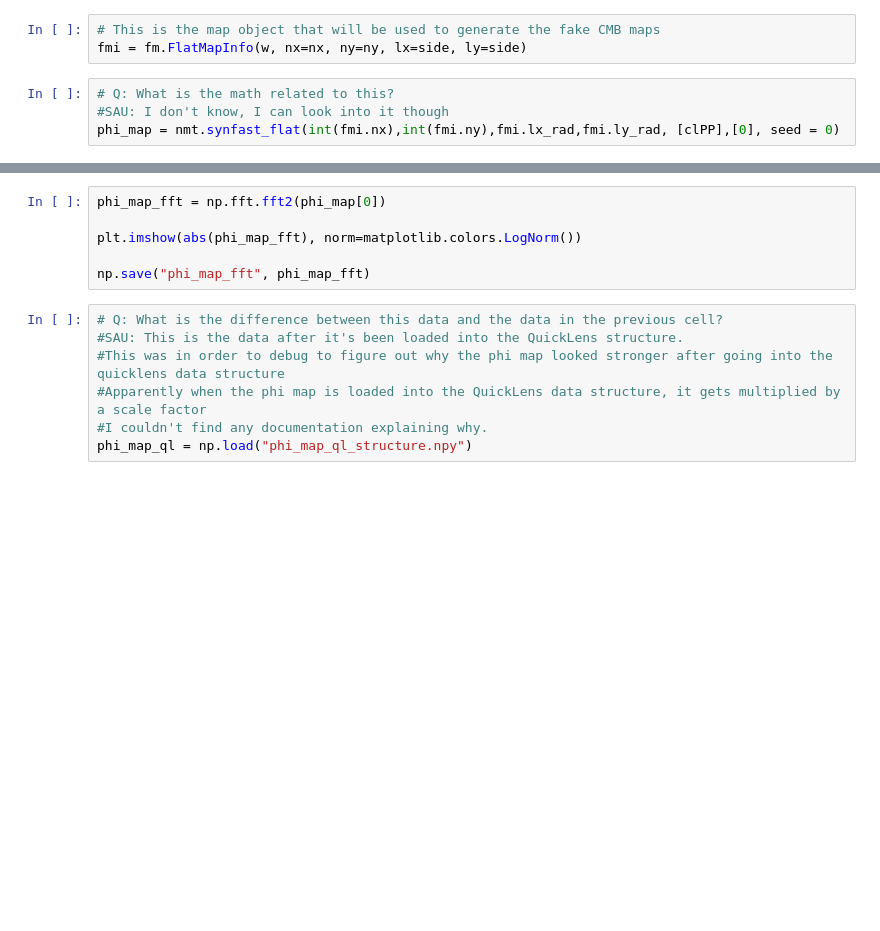
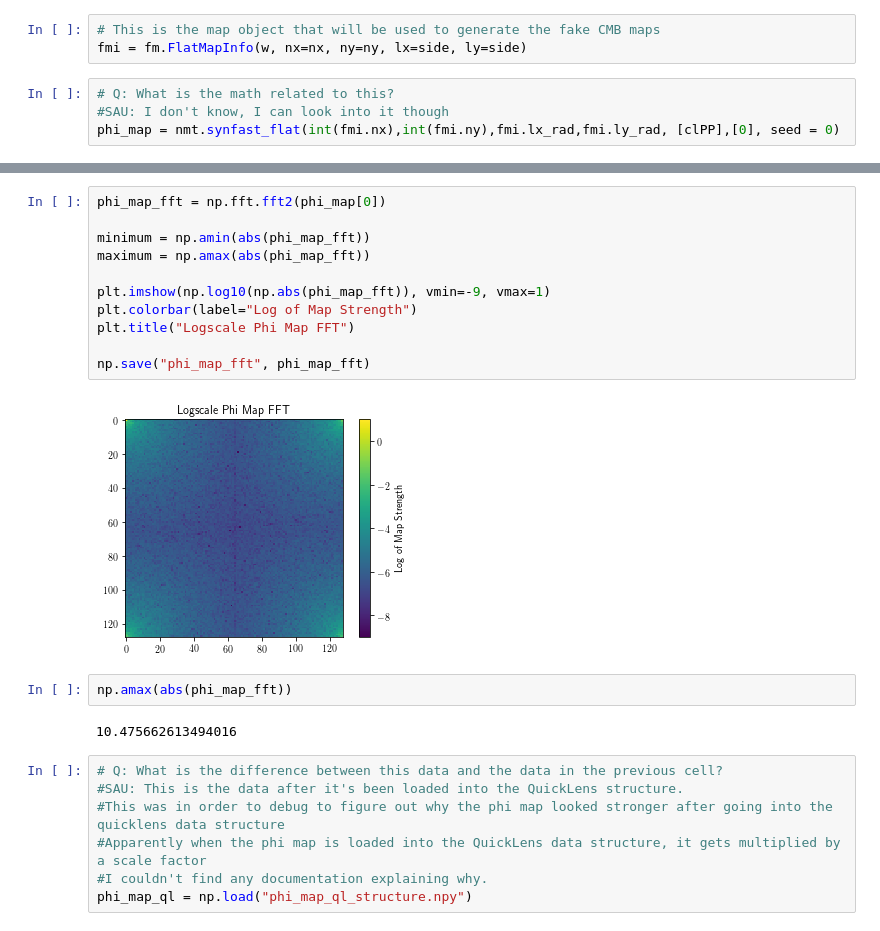
Before and after one commit to deepskies/DeepCMBsim, a Jupyter notebook: Phi Maps.ipynb, the cells around one changed output, grey strips where cells are left out. Cells and saved outputs as stored; diff of their text form; blank space fills up the shorter version.

```diff
--- a/Phi Maps.ipynb
+++ b/Phi Maps.ipynb
@@ -95,9 +110,20 @@ TypeError: 'float' object cannot be interpreted as an index
 # %%
 phi_map_fft = np.fft.fft2(phi_map[0])
 
-plt.imshow(abs(phi_map_fft), norm=matplotlib.colors.LogNorm())
+minimum = np.amin(abs(phi_map_fft))
+maximum = np.amax(abs(phi_map_fft))
+
+plt.imshow(np.log10(np.abs(phi_map_fft)), vmin=-9, vmax=1)
+plt.colorbar(label="Log of Map Strength")
+plt.title("Logscale Phi Map FFT")
 
 np.save("phi_map_fft", phi_map_fft)
+# %% [output]
+[figure, added]
+# %%
+np.amax(abs(phi_map_fft))
+# %% [output]
+10.475662613494016
 # %%
 # Q: What is the difference between this data and the data in the previous cell?
 #SAU: This is the data after it's been loaded into the QuickLens structure.
```
Also changed, not shown: parts of 11 cells of this notebook, 1 other file.
